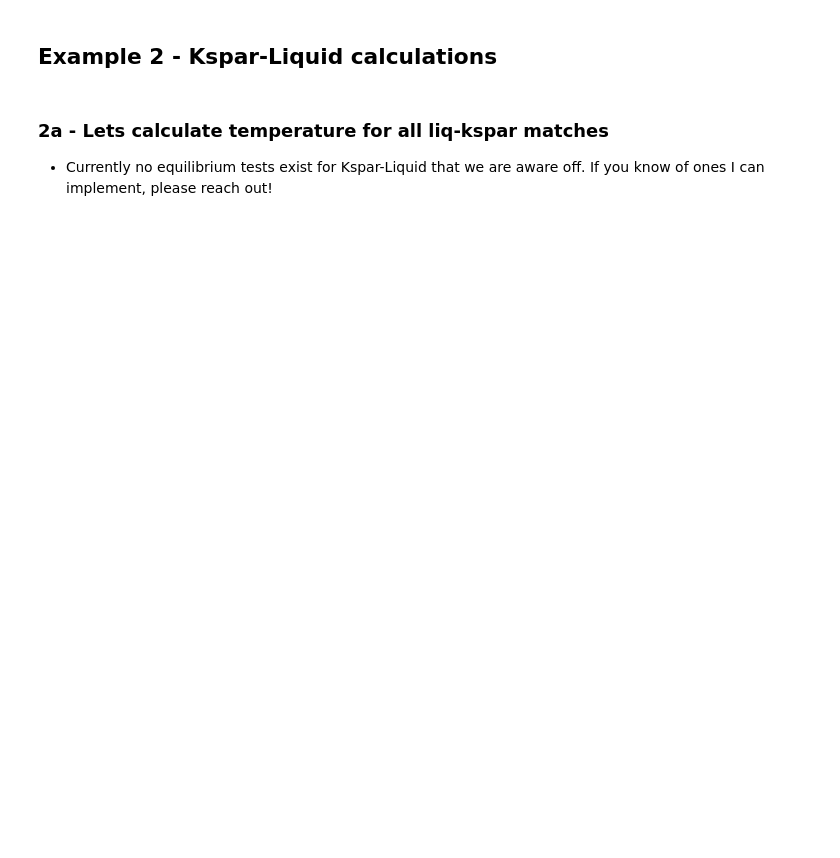
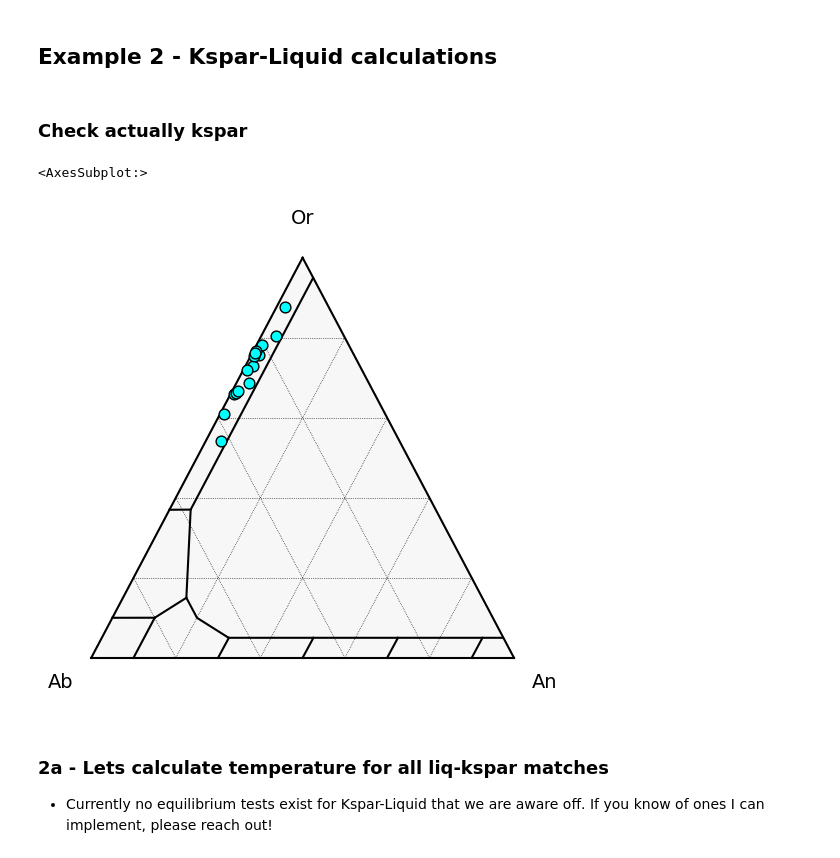
Before and after one commit to PennyWieser/Thermobar, a Jupyter notebook: docs/Examples/Feldspar_Thermobarometry/Fspar_Liq_Matching.ipynb, the cells around one changed output. Saved outputs shown, nothing was run; the diff lists cells and outputs as text; code cells hidden in the pictures; blank space fills up the shorter version.

```diff
--- a/docs/Examples/Feldspar_Thermobarometry/Fspar_Liq_Matching.ipynb
+++ b/docs/Examples/Feldspar_Thermobarometry/Fspar_Liq_Matching.ipynb
@@ -144,3 +116,19 @@ Kspars=out_Kspar['Kspars']
 # Load in the liquids you want to match with
 out_Liq2=pt.import_excel('Feldspar_Liquid.xlsx', sheet_name="Evolved_Liq_only")
 Liqs=out_Liq2['Liqs']
+# %% [markdown]
+### Check actually kspar
+# %%
+Kspar_tern_points = pt.tern_points_fspar(fspar_comps=Kspars)
+fig, tax = pt.plot_fspar_classification(major_grid=True, ticks=False)
+
+tax.scatter(
+    Kspar_tern_points,
+    edgecolor="k",
+    marker="o",
+    facecolor="cyan",
+   s=60, label='Kspar'
+)
+# %% [output]
+<AxesSubplot:>
+[figure, added]
```
Also changed, not shown: parts of 14 cells of this notebook, 8 other files.
